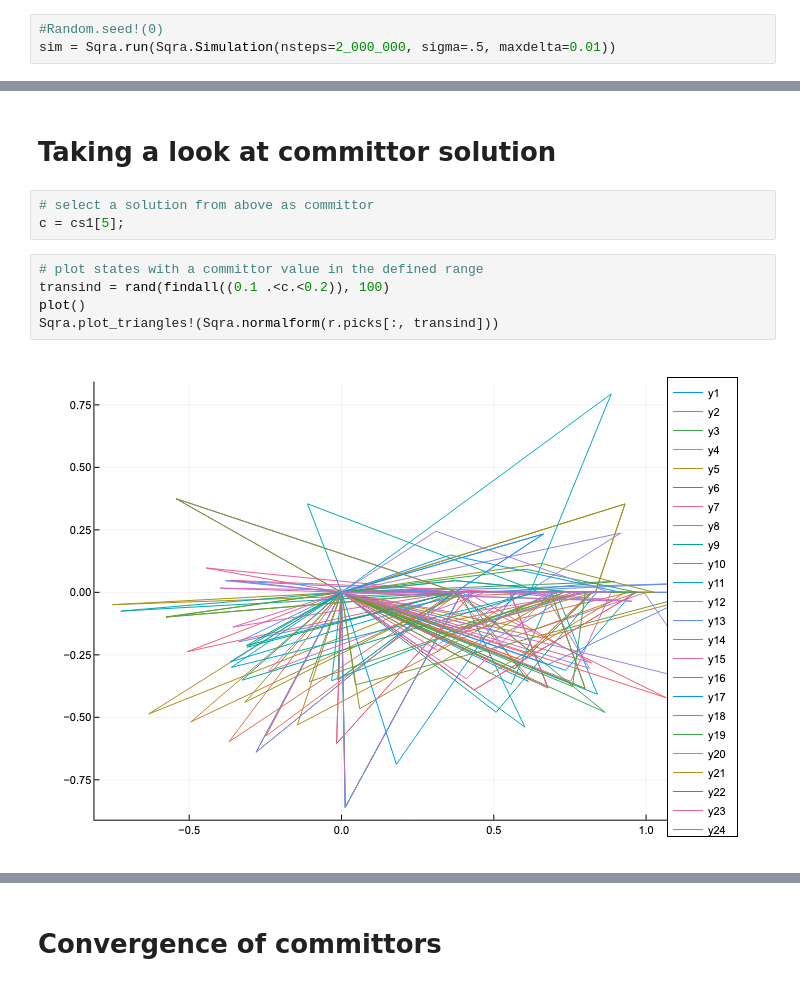
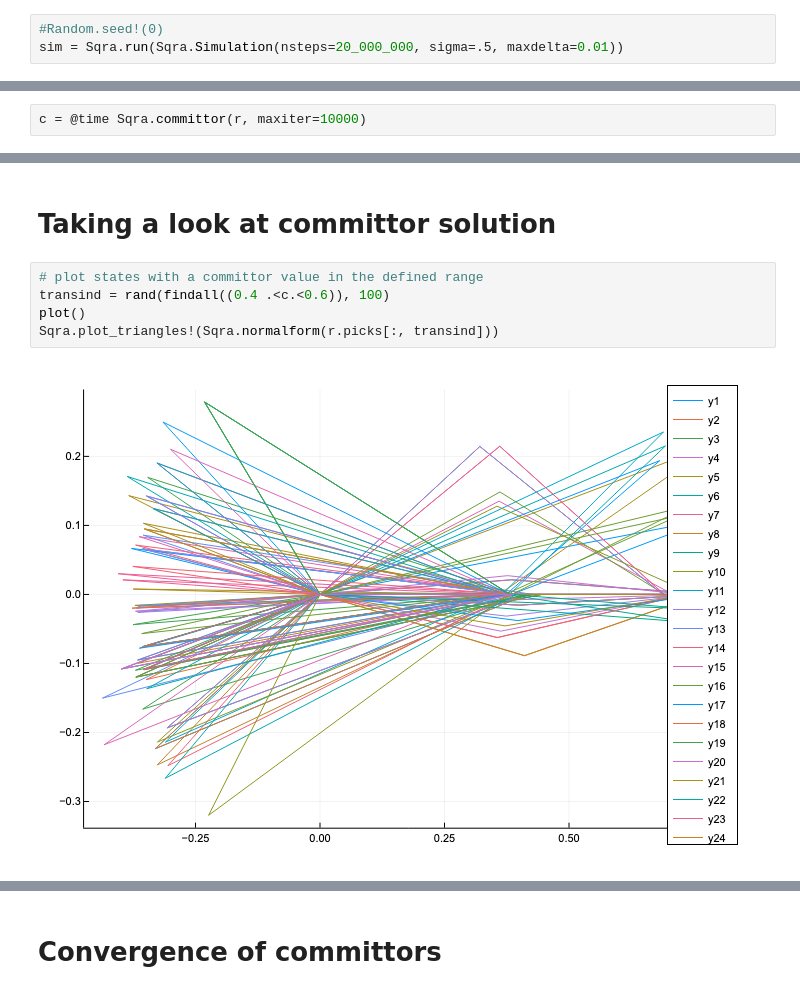
Before and after one commit to axsk/Sqra.jl, a Jupyter notebook: notebooks/lennardjones sqra picking vs sparse.ipynb, the cells around one changed output, grey strips where cells are left out. Drawn from its saved outputs; the diff is of its cells as text.

```diff
--- a/notebooks/lennardjones sqra picking vs sparse.ipynb
+++ b/notebooks/lennardjones sqra picking vs sparse.ipynb
@@ -43,7 +43,7 @@ We use these samples as a basis for either subsampling with the picking algorith
 or for selecting the sparse boxes for a given discretization level (`ncells` in each direction)
 # %%
 #Random.seed!(0)
-sim = Sqra.run(Sqra.Simulation(nsteps=2_000_000, sigma=.5, maxdelta=0.01))
+sim = Sqra.run(Sqra.Simulation(nsteps=20_000_000, sigma=.5, maxdelta=0.01))
 # %% [output]
 Sqra.Simulation
   x0: Array{Float64}((6,)) [0.19920158482463968, 0.13789462153196408, -0.1709575705426315, 0.0784533378749835, 0.06778720715969005, -0.2112155752270007]
@@ -149,0 +129,2 @@ Committor residual: NaN
+# %%
+c = @time Sqra.committor(r, maxiter=10000)
@@ -248,15 +165,12 @@ map(mixederror, cs2)
 # %% [markdown]
 # Taking a look at committor solution
-# %%
-# select a solution from above as committor
-c = cs1[5];
 # %%
 # plot states with a committor value in the defined range
-transind = rand(findall((0.1 .<c.<0.2)), 100)
+transind = rand(findall((0.4 .<c.<0.6)), 100)
 plot()
 Sqra.plot_triangles!(Sqra.normalform(r.picks[:, transind]))
 # %% [output]
-[figure, old version]
+[figure, new version]
 # %%
 # plot the rotated and translated normal form of the LJ clusters and color by committor
 
```
Also changed, not shown: parts of 30 cells of this notebook, 3 other files.
